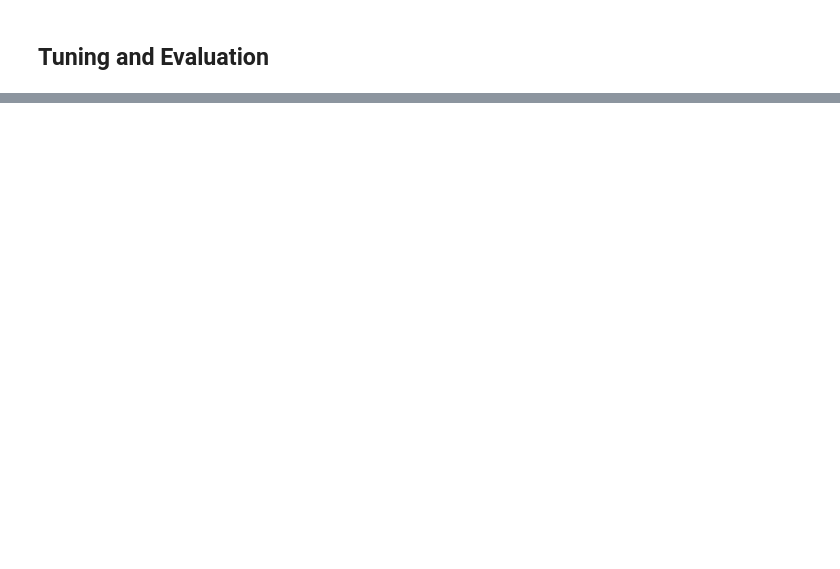
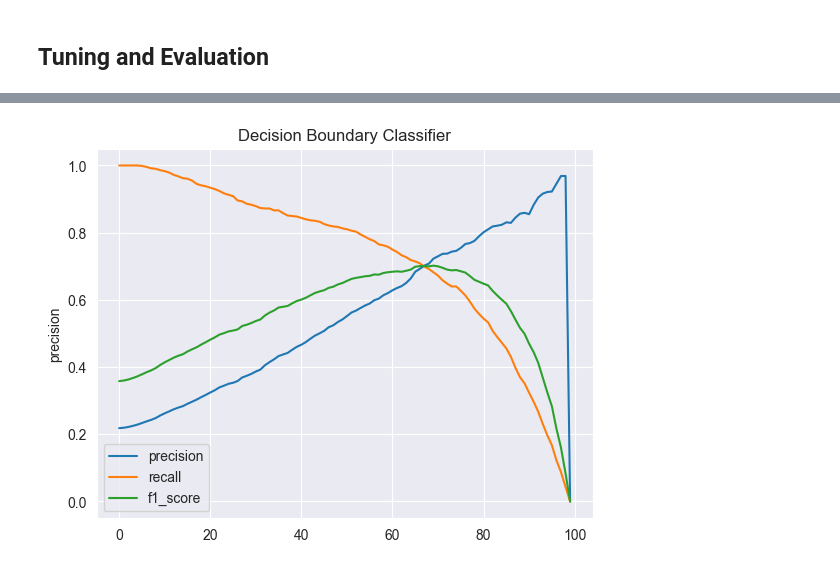
Before and after one commit to Code2Drift/Aditya_MLPROCESS, a Jupyter notebook: modelling.ipynb, the cells around one changed output, grey strips where cells are left out. Saved outputs shown, nothing was run; the diff lists cells and outputs as text; code cells hidden in the pictures; blank space fills up the shorter version.

```diff
--- a/modelling.ipynb
+++ b/modelling.ipynb
@@ -395,0 +421,4 @@ X_valid = X_valid_prep ; y_valid = np.array(y_valid_prep.copy(), dtype='int32')
+# %%
+evaluation_valid(X_valid, y_valid, best_lgreg)
+# %% [output]
+[figure, added]
```
Also changed, not shown: parts of 33 cells of this notebook, 3 other files.
